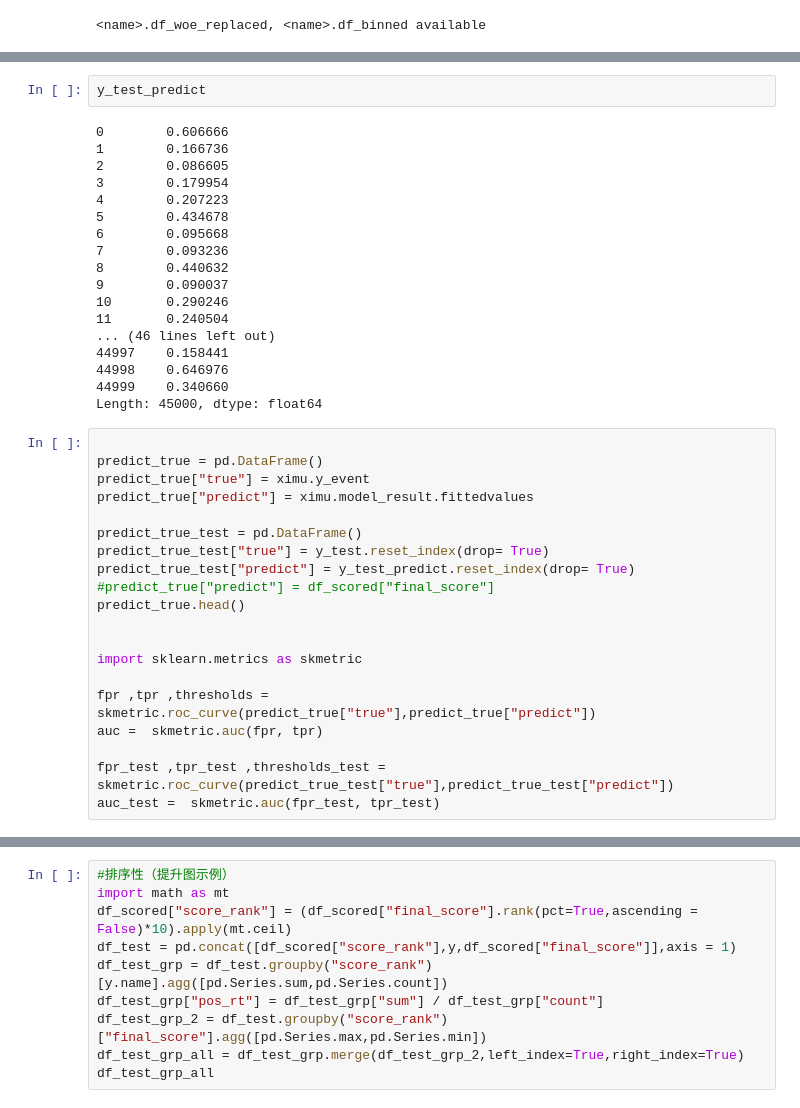
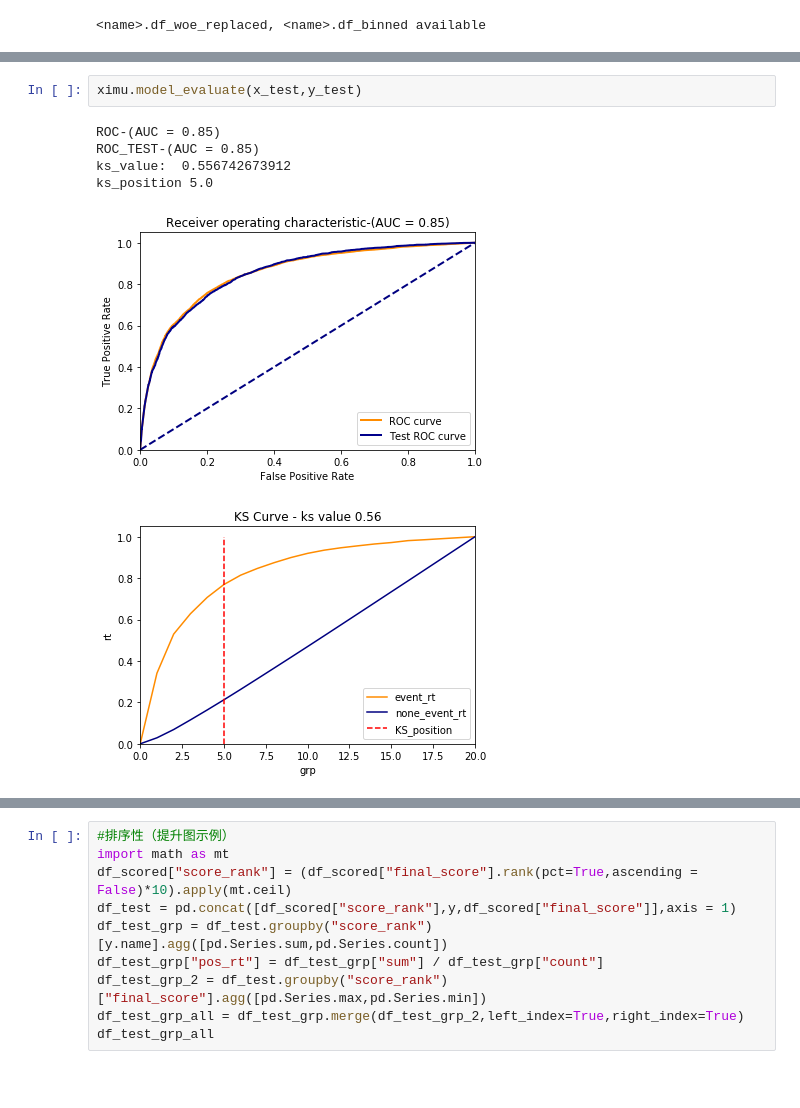
Before and after one commit to fycoopery/fy_scorecard, a Jupyter notebook: test_notebook/fy_scorecard_test.ipynb, the cells around one changed output, grey strips where cells are left out. Cells and saved outputs as stored; diff of their text form; blank space fills up the shorter version.

```diff
--- a/test_notebook/fy_scorecard_test.ipynb
+++ b/test_notebook/fy_scorecard_test.ipynb
@@ -222,40 +118,9 @@ Name: final_score, dtype: float64
-# %%
-y_test_predict
-# %% [output]
-0        0.606666
-1        0.166736
-2        0.086605
-3        0.179954
-4        0.207223
-5        0.434678
-6        0.095668
-7        0.093236
-8        0.440632
-9        0.090037
-10       0.290246
-11       0.240504
-... (46 lines left out)
-44997    0.158441
-44998    0.646976
-44999    0.340660
-Length: 45000, dtype: float64
-# %%
-
-predict_true = pd.DataFrame()
-predict_true["true"] = ximu.y_event
-predict_true["predict"] = ximu.model_result.fittedvalues
-
-predict_true_test = pd.DataFrame()
-predict_true_test["true"] = y_test.reset_index(drop= True)
-predict_true_test["predict"] = y_test_predict.reset_index(drop= True)
-#predict_true["predict"] = df_scored["final_score"]
-predict_true.head()
-
-
-import sklearn.metrics as skmetric
-
-fpr ,tpr ,thresholds = skmetric.roc_curve(predict_true["true"],predict_true["predict"])
-auc =  skmetric.auc(fpr, tpr)
-
-fpr_test ,tpr_test ,thresholds_test = skmetric.roc_curve(predict_true_test["true"],predict_true_test["predict"])
-auc_test =  skmetric.auc(fpr_test, tpr_test)
+# %%
+ximu.model_evaluate(x_test,y_test)
+# %% [output]
+ROC-(AUC = 0.85)
+ROC_TEST-(AUC = 0.85)
+ks_value:  0.556742673912
+ks_position 5.0
+[figure, added]
+[figure, added]
```
Also changed, not shown: parts of 16 cells of this notebook, 1 other file.
